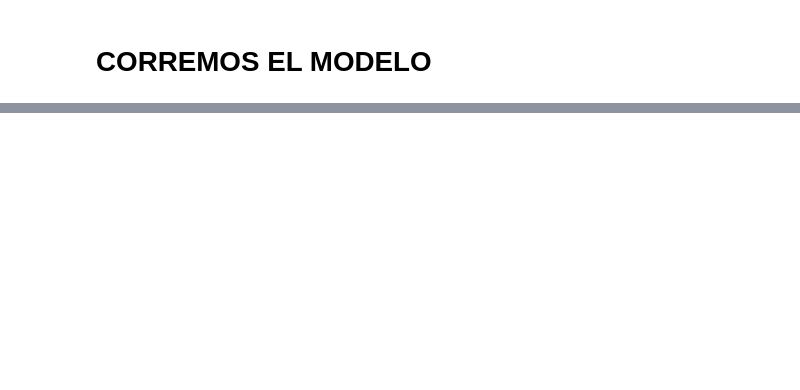
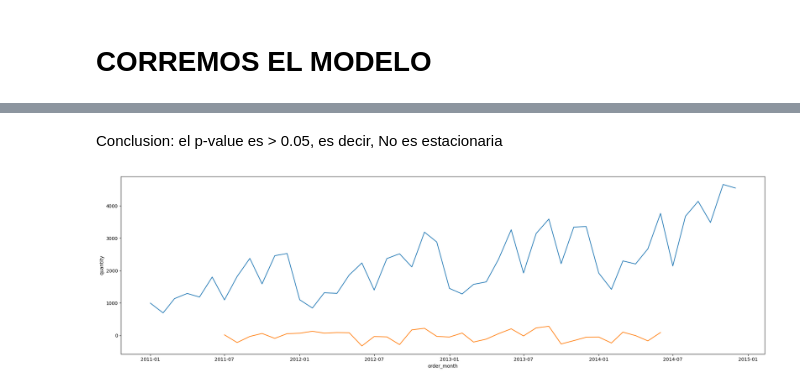
Before and after one commit to 4GeeksAcademy/FINAL_GLOBAL_SUPERSTORE, a Jupyter notebook: src/explore.ipynb, the cells around one changed output, grey strips where cells are left out. Saved outputs shown, nothing was run; the diff lists cells and outputs as text; code cells hidden in the pictures; blank space fills up the shorter version.

```diff
--- a/src/explore.ipynb
+++ b/src/explore.ipynb
@@ -386,0 +469,17 @@ plt.show()
+# %% [markdown]
+Conclusion: el p-value es > 0.05, es decir, No es estacionaria
+# %%
+# Analisis de Variabilidad
+
+residual = decomposition.resid
+
+fig, axis = plt.subplots(figsize = (20, 6))
+
+sns.lineplot(data = ts_mensual)
+sns.lineplot(data = residual)
+
+plt.tight_layout()
+
+plt.show()
+# %% [output]
+[figure, added]
```
Also changed, not shown: parts of 16 cells of this notebook, 1 other file.
